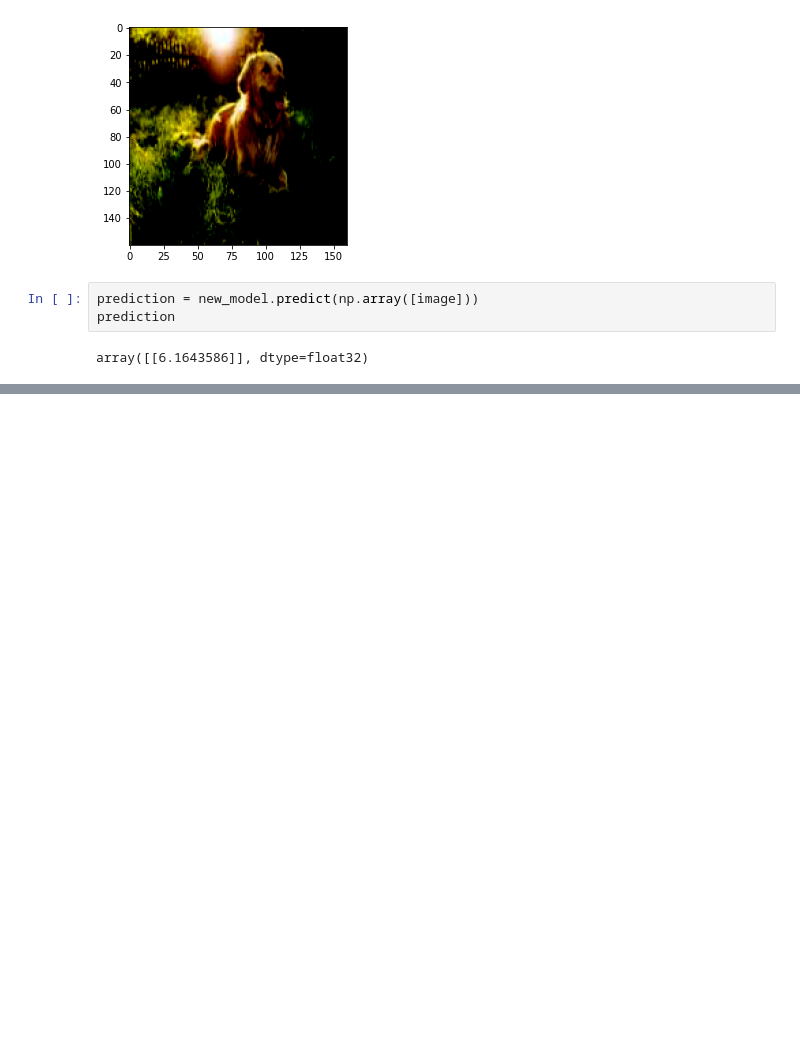
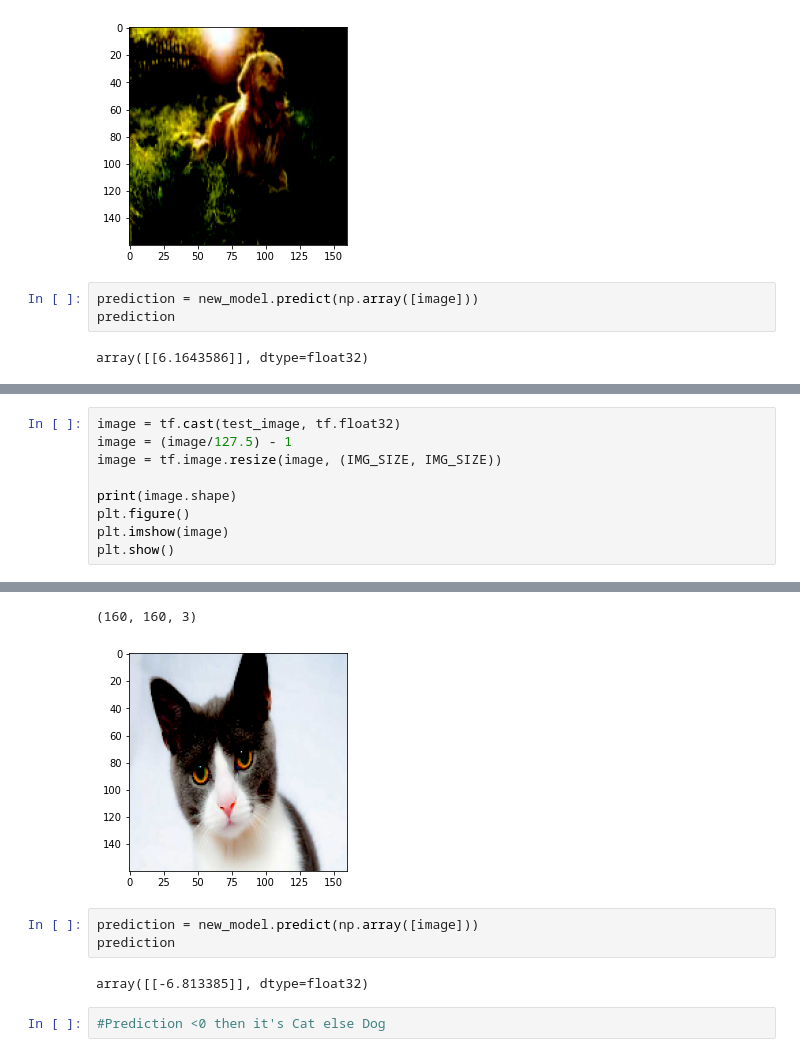
Before and after one commit to jagtapuday/Computer-Vision, a Jupyter notebook: CNN_Base.ipynb, the cells around one changed output, grey strips where cells are left out. Cells and saved outputs as stored; diff of their text form; blank space fills up the shorter version.

Commit message:
Basics of CNN and Prediction On Cat vs Dog

```diff
--- a/CNN_Base.ipynb
+++ b/CNN_Base.ipynb
@@ -381,0 +390,10 @@ array([[6.1643586]], dtype=float32)
+# %%
+image = tf.cast(test_image, tf.float32)
+image = (image/127.5) - 1
+image = tf.image.resize(image, (IMG_SIZE, IMG_SIZE))
+
+print(image.shape)
+plt.figure()
+plt.imshow(image)
+plt.show()
+# %% [output]
@@ -381,0 +401,9 @@ array([[6.1643586]], dtype=float32)
+(160, 160, 3)
+[figure, added]
+# %%
+prediction = new_model.predict(np.array([image]))
+prediction
+# %% [output]
+array([[-6.813385]], dtype=float32)
+# %%
+#Prediction <0 then it's Cat else Dog
```
Also changed, not shown: parts of 2 cells of this notebook.
